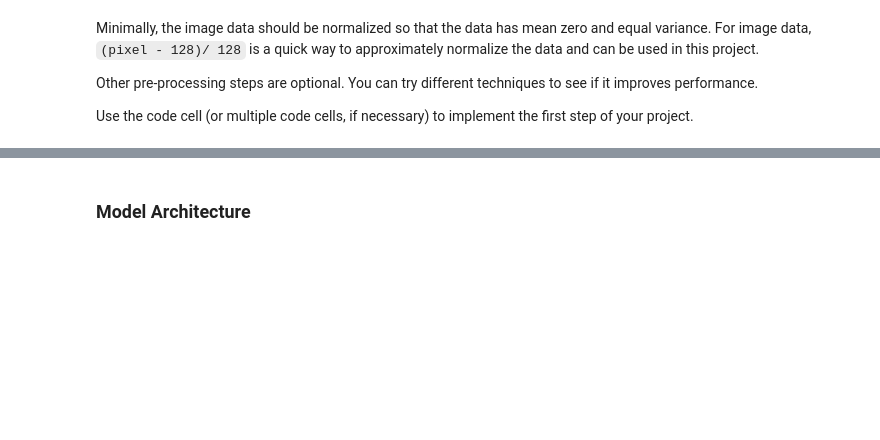
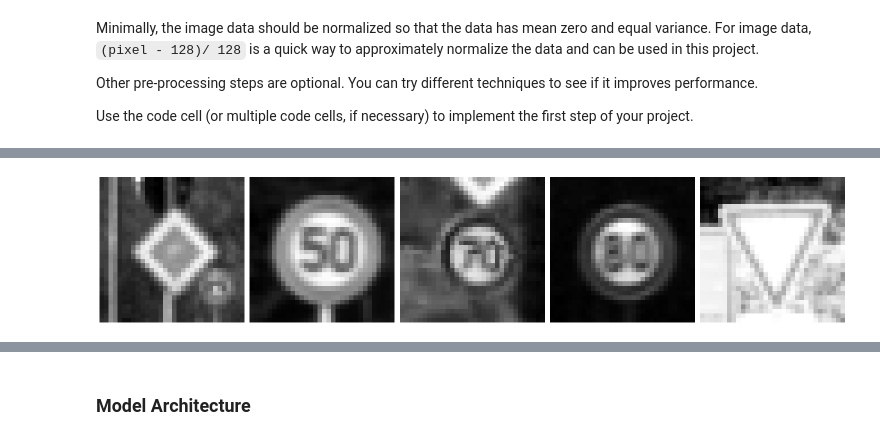
Before and after one commit to zexihan/CarND-Traffic-Sign-Classifier-Project, a Jupyter notebook: Traffic_Sign_Classifier.ipynb, the cells around one changed output, grey strips where cells are left out. Cells and saved outputs as stored; diff of their text form; code cells hidden in the pictures; blank space fills up the shorter version.

```diff
--- a/Traffic_Sign_Classifier.ipynb
+++ b/Traffic_Sign_Classifier.ipynb
@@ -175 +200,7 @@ NUM_TRAIN_SAMPLES = n_train
+# %%
+sample_indices = np.random.randint(0, NUM_TRAIN_SAMPLES, 5)
+sample_training_images = [x_train[idx] for idx in sample_indices]
+plotImages(sample_training_images, 1)
+# %% [output]
+[figure, added]
 # %%
```
Also changed, not shown: parts of 13 cells of this notebook, 7 other files.
